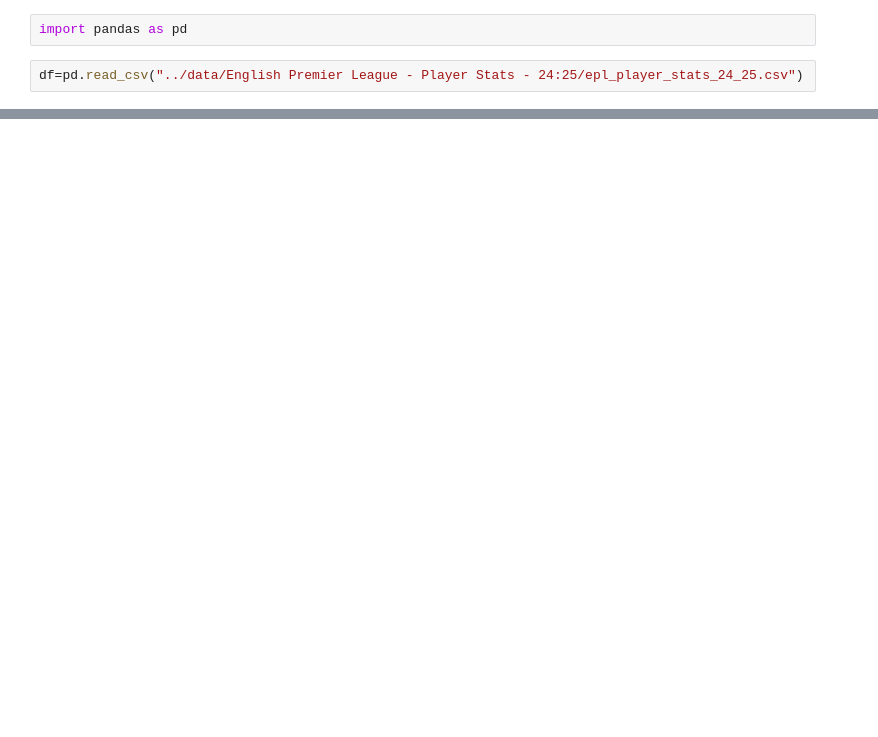
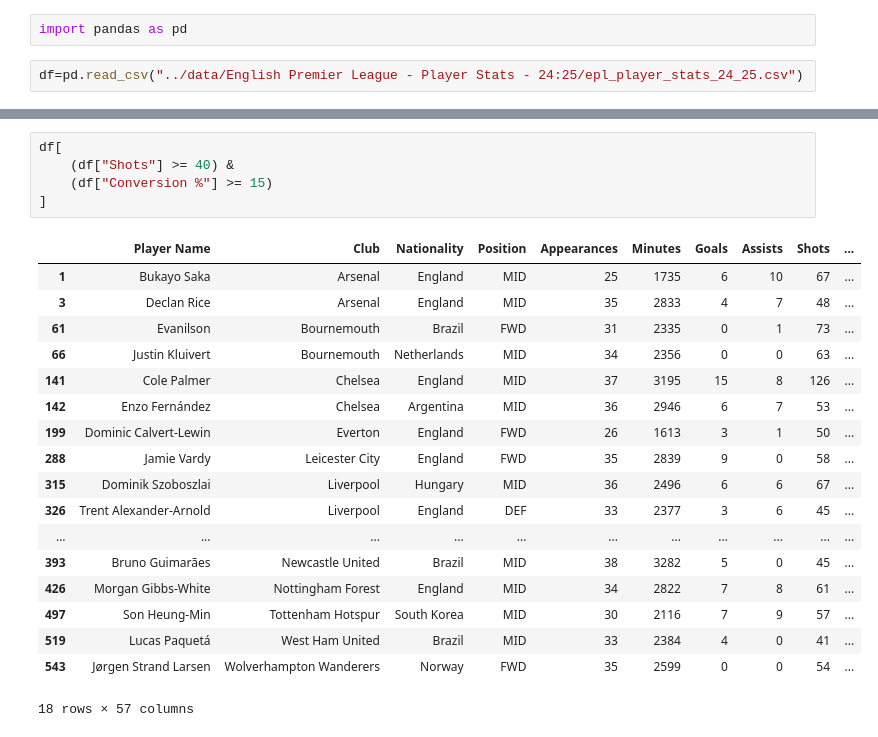
Before and after one commit to ClancyDang/football-data-analysis, a Jupyter notebook: notebooks/01_data_inspection.ipynb, the cells around one changed output, grey strips where cells are left out. Cells and saved outputs as stored; diff of their text form; blank space fills up the shorter version.

```diff
--- a/notebooks/01_data_inspection.ipynb
+++ b/notebooks/01_data_inspection.ipynb
@@ -109,0 +92,24 @@ dtype: object
+# %%
+df[
+    (df["Shots"] >= 40) &
+    (df["Conversion %"] >= 15)
+]
+# %% [output]
+|  | Player Name | Club | Nationality | Position | Appearances | Minutes | Goals | Assists | Shots | ... |
+| 1 | Bukayo Saka | Arsenal | England | MID | 25 | 1735 | 6 | 10 | 67 | ... |
+| 3 | Declan Rice | Arsenal | England | MID | 35 | 2833 | 4 | 7 | 48 | ... |
+| 61 | Evanilson | Bournemouth | Brazil | FWD | 31 | 2335 | 0 | 1 | 73 | ... |
+| 66 | Justin Kluivert | Bournemouth | Netherlands | MID | 34 | 2356 | 0 | 0 | 63 | ... |
+| 141 | Cole Palmer | Chelsea | England | MID | 37 | 3195 | 15 | 8 | 126 | ... |
+| 142 | Enzo Fernández | Chelsea | Argentina | MID | 36 | 2946 | 6 | 7 | 53 | ... |
+| 199 | Dominic Calvert-Lewin | Everton | England | FWD | 26 | 1613 | 3 | 1 | 50 | ... |
+| 288 | Jamie Vardy | Leicester City | England | FWD | 35 | 2839 | 9 | 0 | 58 | ... |
+| 315 | Dominik Szoboszlai | Liverpool | Hungary | MID | 36 | 2496 | 6 | 6 | 67 | ... |
+| 326 | Trent Alexander-Arnold | Liverpool | England | DEF | 33 | 2377 | 3 | 6 | 45 | ... |
+| ... | ... | ... | ... | ... | ... | ... | ... | ... | ... | ... |
+| 393 | Bruno Guimarães | Newcastle United | Brazil | MID | 38 | 3282 | 5 | 0 | 45 | ... |
+| 426 | Morgan Gibbs-White | Nottingham Forest | England | MID | 34 | 2822 | 7 | 8 | 61 | ... |
+| 497 | Son Heung-Min | Tottenham Hotspur | South Korea | MID | 30 | 2116 | 7 | 9 | 57 | ... |
+| 519 | Lucas Paquetá | West Ham United | Brazil | MID | 33 | 2384 | 4 | 0 | 41 | ... |
+| 543 | Jørgen Strand Larsen | Wolverhampton Wanderers | Norway | FWD | 35 | 2599 | 0 | 0 | 54 | ... |
+18 rows × 57 columns
```
Also changed, not shown: parts of 27 cells of this notebook, 1 other file.
